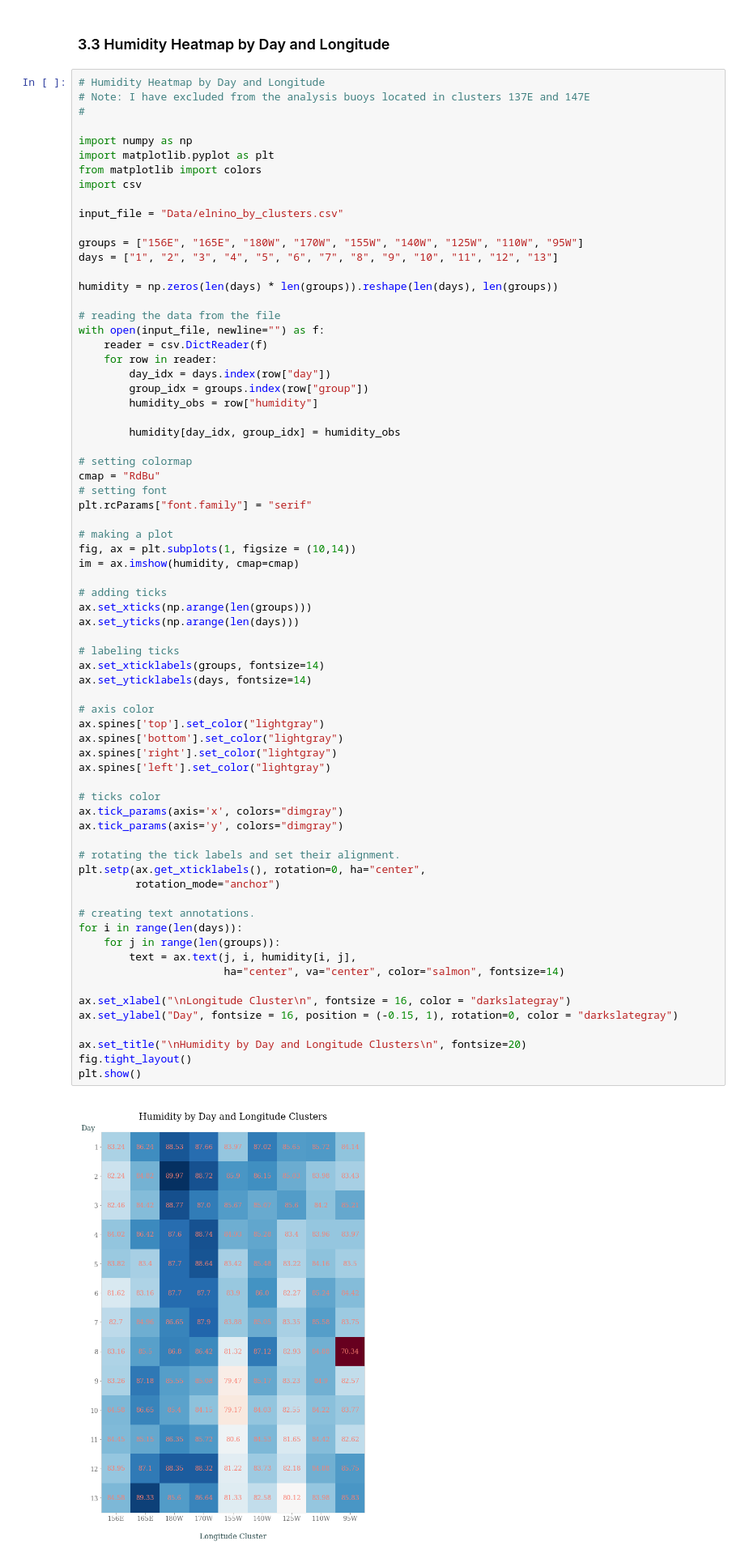
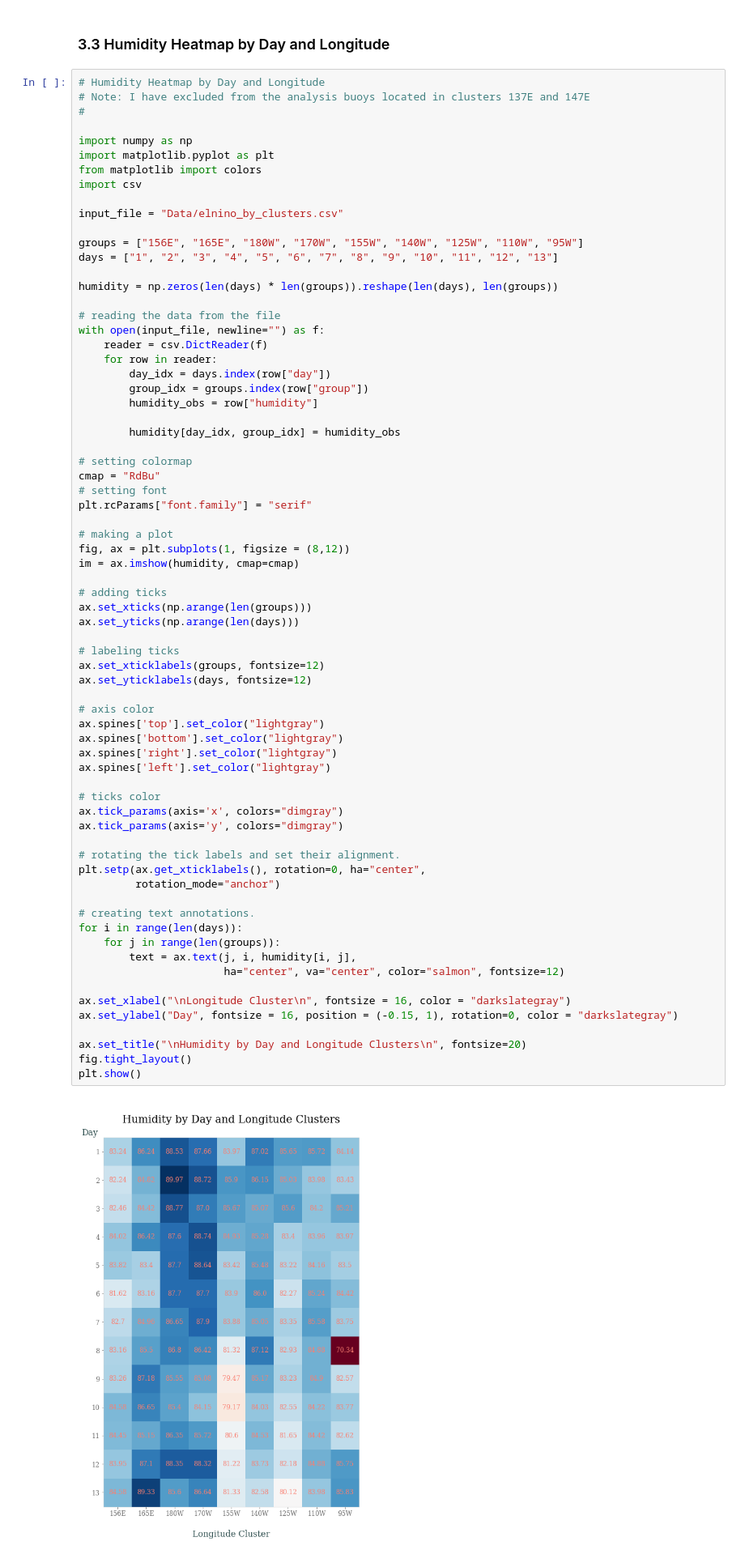
Before and after one commit to alv2017/JDS_TestAssignment, a Jupyter notebook: JuniorDataScientist_by_VA.ipynb, the cells around one changed output. Shown at 81% size. Drawn from its saved outputs; the diff is of its cells as text.

Commit message:
Changed size of humidity visualization.

```diff
--- a/JuniorDataScientist_by_VA.ipynb
+++ b/JuniorDataScientist_by_VA.ipynb
@@ -605,7 +605,7 @@ cmap = "RdBu"
 plt.rcParams["font.family"] = "serif"
 
 # making a plot
-fig, ax = plt.subplots(1, figsize = (10,14))
+fig, ax = plt.subplots(1, figsize = (8,12))
 im = ax.imshow(humidity, cmap=cmap)
 
 # adding ticks
@@ -613,37 +613,37 @@ ax.set_xticks(np.arange(len(groups)))
 ax.set_yticks(np.arange(len(days)))
 
 # labeling ticks
-ax.set_xticklabels(groups, fontsize=14)
-ax.set_yticklabels(days, fontsize=14)
+ax.set_xticklabels(groups, fontsize=12)
+ax.set_yticklabels(days, fontsize=12)
 
 # axis color
 ax.spines['top'].set_color("lightgray")
 ax.spines['bottom'].set_color("lightgray")
 ax.spines['right'].set_color("lightgray")
 ax.spines['left'].set_color("lightgray")
 
 # ticks color
 ax.tick_params(axis='x', colors="dimgray")
 ax.tick_params(axis='y', colors="dimgray")
 
 # rotating the tick labels and set their alignment.
 plt.setp(ax.get_xticklabels(), rotation=0, ha="center",
          rotation_mode="anchor")
 
 # creating text annotations.
 for i in range(len(days)):
     for j in range(len(groups)):
         text = ax.text(j, i, humidity[i, j],
-                       ha="center", va="center", color="salmon", fontsize=14)
+                       ha="center", va="center", color="salmon", fontsize=12)
 
 ax.set_xlabel("\nLongitude Cluster\n", fontsize = 16, color = "darkslategray")
 ax.set_ylabel("Day", fontsize = 16, position = (-0.15, 1), rotation=0, color = "darkslategray")
 
 ax.set_title("\nHumidity by Day and Longitude Clusters\n", fontsize=20)
 fig.tight_layout()
 plt.show()
 # %% [output]
-[figure, old version]
+[figure, new version]
 # %% [markdown]
 ### 3.4 Summary
 
```
Also changed, not shown: parts of 1 cell of this notebook.
